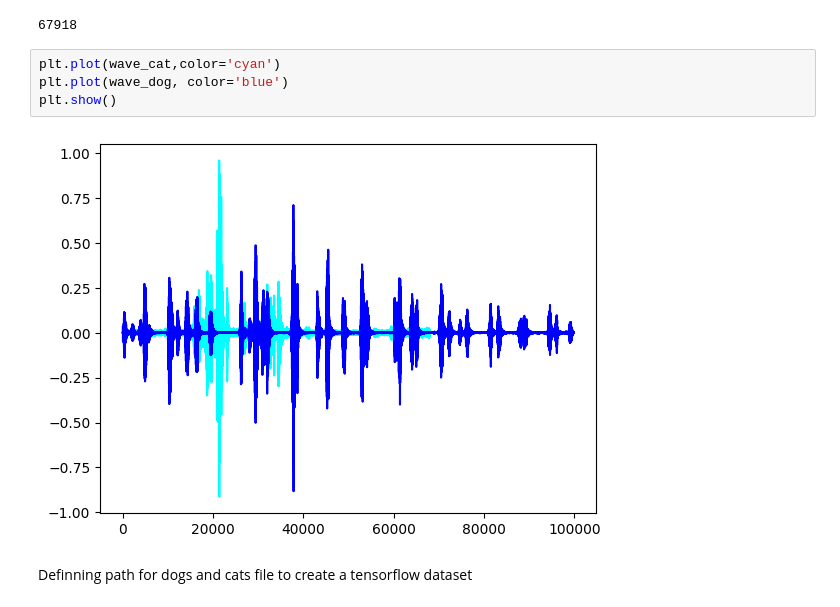
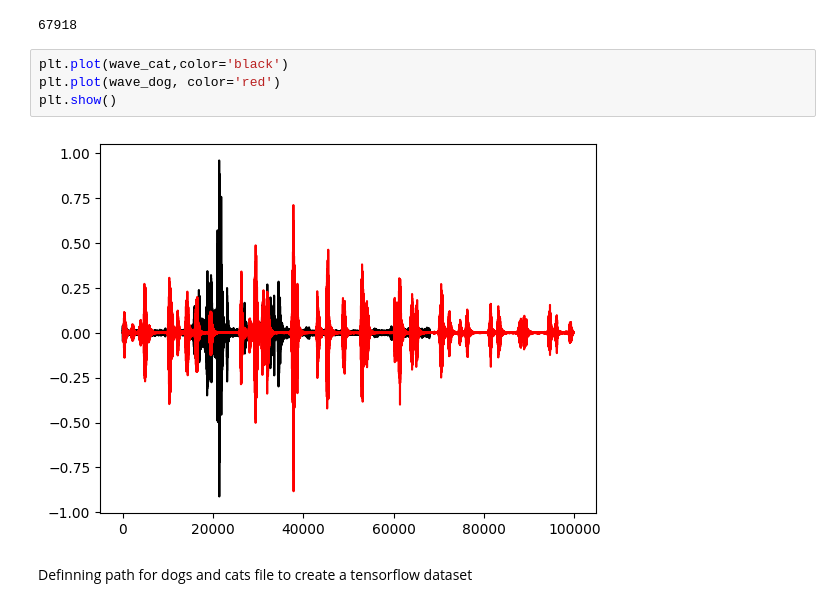
Before and after one commit to anuragdhirubhai/speech_classification_prjct, a Jupyter notebook: catNdog_audiClassifier_usingDL.ipynb, the cells around one changed output. Cells and saved outputs as stored; diff of their text form.

```diff
--- a/catNdog_audiClassifier_usingDL.ipynb
+++ b/catNdog_audiClassifier_usingDL.ipynb
@@ -82,11 +82,11 @@ len(wav)
 # %% [output]
 67918
 # %%
-plt.plot(wave_cat,color='cyan')
-plt.plot(wave_dog, color='blue')
+plt.plot(wave_cat,color='black')
+plt.plot(wave_dog, color='red')
 plt.show()
 # %% [output]
-[figure, old version]
+[figure, new version]
 # %% [markdown]
 Definning path for dogs and cats file
 to create a tensorflow dataset
```
